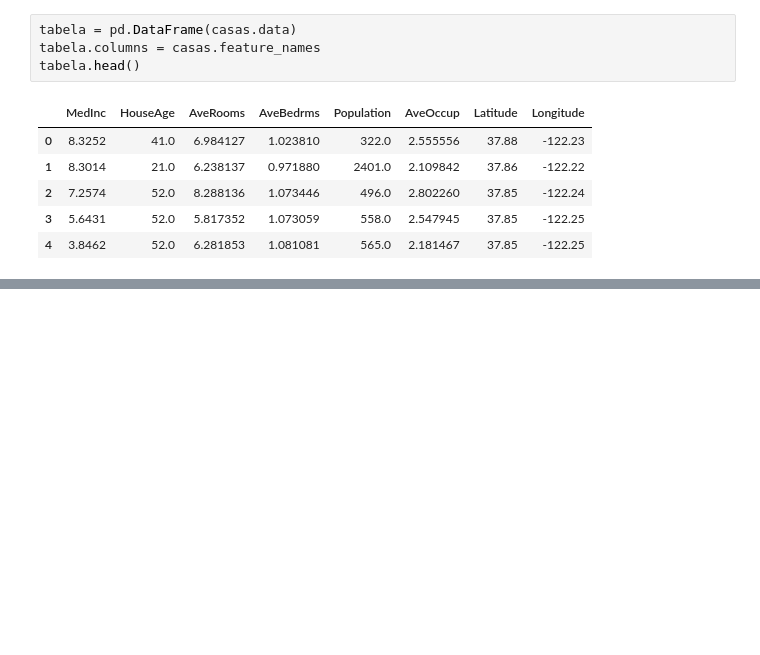
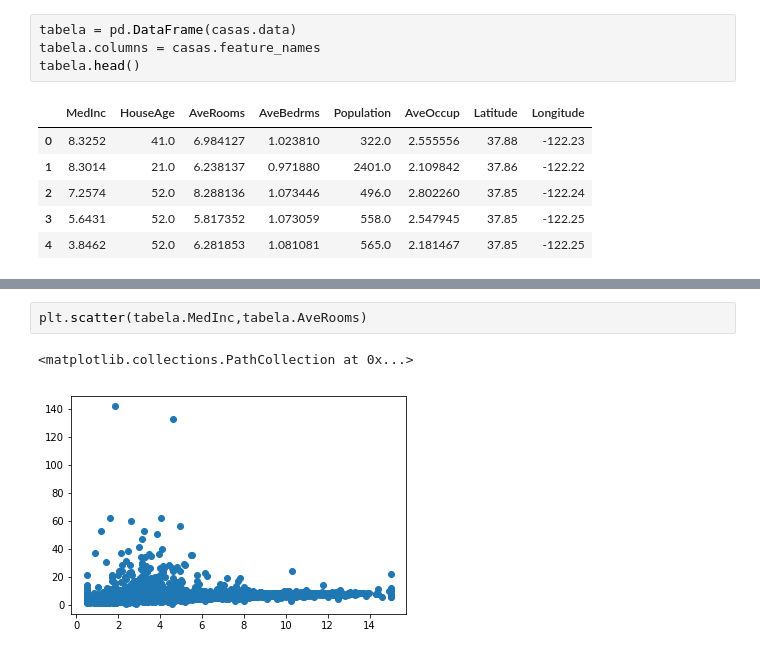
Before and after one commit to Jaudir/topicosic, a Jupyter notebook: equipe/regression/regressaoCodigo.ipynb, the cells around one changed output, grey strips where cells are left out. Saved outputs shown, nothing was run; the diff lists cells and outputs as text; blank space fills up the shorter version.

```diff
--- a/equipe/regression/regressaoCodigo.ipynb
+++ b/equipe/regression/regressaoCodigo.ipynb
@@ -58,0 +67,5 @@ y_test =
+# %%
+plt.scatter(tabela.MedInc,tabela.AveRooms)
+# %% [output]
+<matplotlib.collections.PathCollection at 0x...>
+[figure, added]
```
Also changed, not shown: parts of 9 cells of this notebook.
